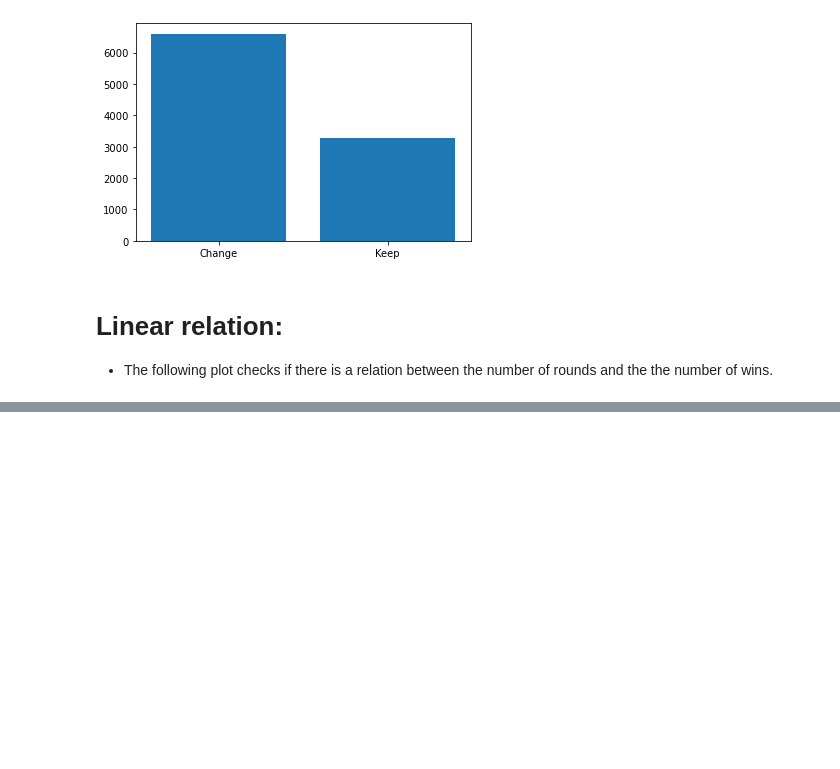
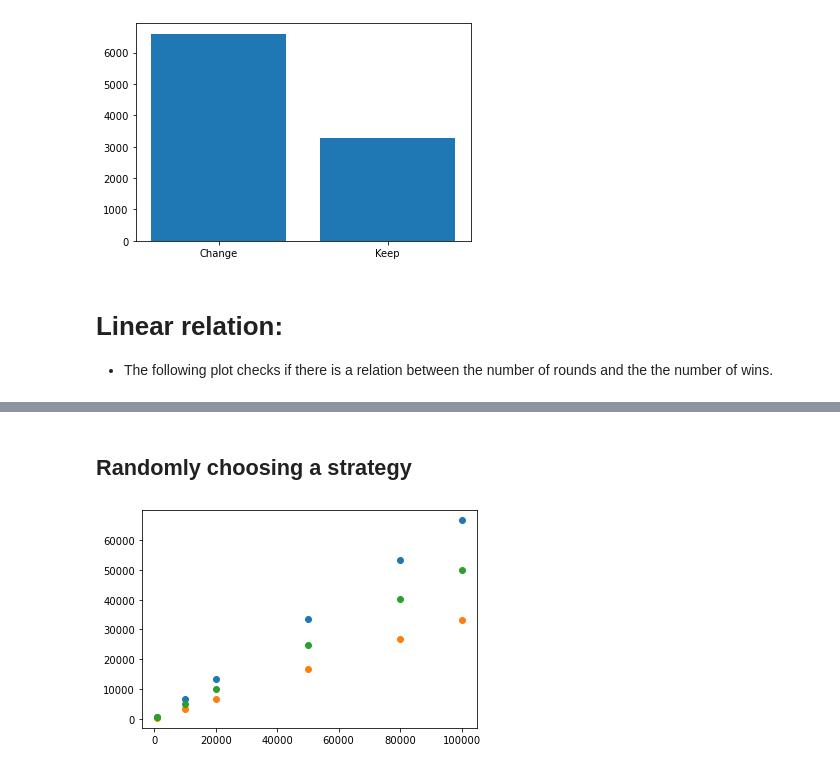
Before and after one commit to anasLearn/Data_science-Monty_hall, a Jupyter notebook: monty_hall.ipynb, the cells around one changed output, grey strips where cells are left out. Saved outputs shown, nothing was run; the diff lists cells and outputs as text; code cells hidden in the pictures; blank space fills up the shorter version.

Commit message:
Added one analysis of randomly choosing strategy

```diff
--- a/monty_hall.ipynb
+++ b/monty_hall.ipynb
@@ -118,0 +119,28 @@ plot = plt.scatter(samples, [sum(x) for x in gains_keep])
+# %% [markdown]
+## Randomly choosing a strategy
+# %%
+def play_randomly(num_rounds):
+    '''
+    Simulates a series of rounds of the Monty Hall game.
+    At each round the player chooses randomly weather to keep or change her decision.
+
+    :param strategy: Keep or change.
+    :param num_rounds: numbers of rounds to play.
+
+    Returns:
+        list: A list of 1s and 0s representing the results of the rounds (1: win, 0: loss).
+    '''
+
+    return [1 if play_game(choice(list(Strategy))) else 0 for i in range(num_rounds)]
+# %%
+gains_random = []
+samples =  [1000, 10000, 20000, 50000, 80000, 100000]
+for rounds in samples:
+    gains_random.append(play_randomly(rounds))
+# %%
+figure = plt.figure()
+plot = plt.scatter(samples, [sum(x) for x in gains_change])
+plot = plt.scatter(samples, [sum(x) for x in gains_keep])
+plot = plt.scatter(samples, [sum(x) for x in gains_random])
+# %% [output]
+[figure, added]
```
Also changed, not shown: parts of 2 cells of this notebook.
